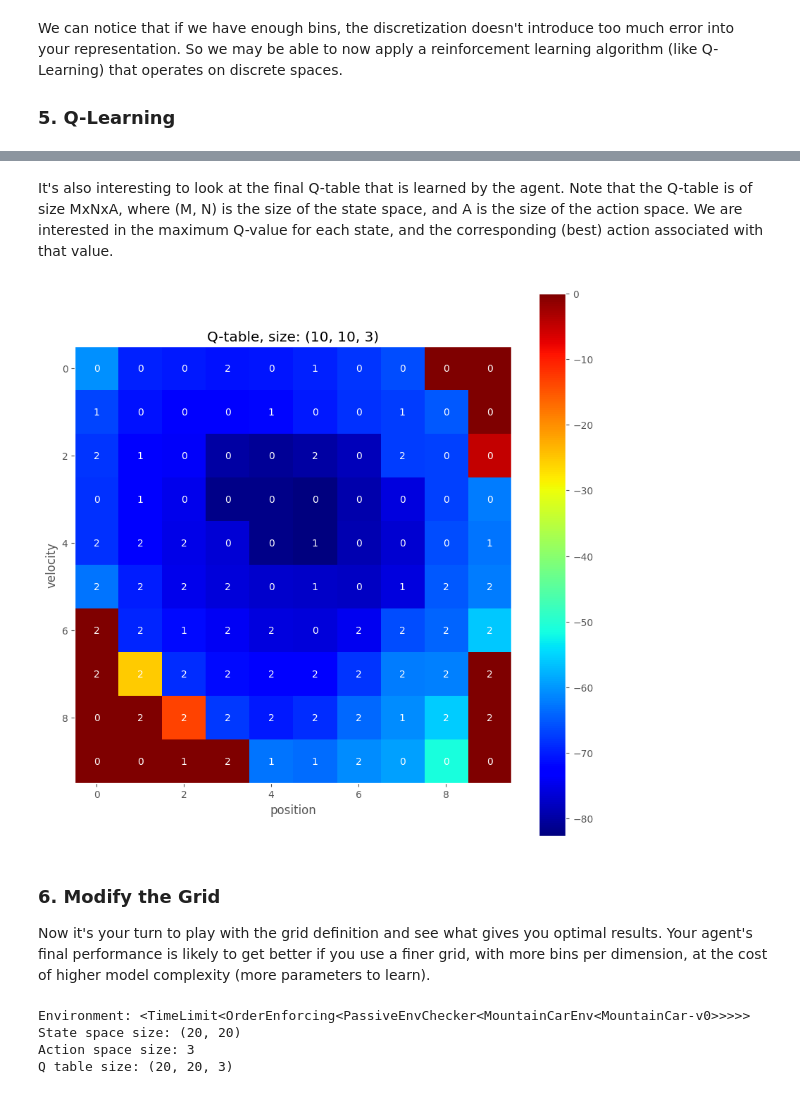
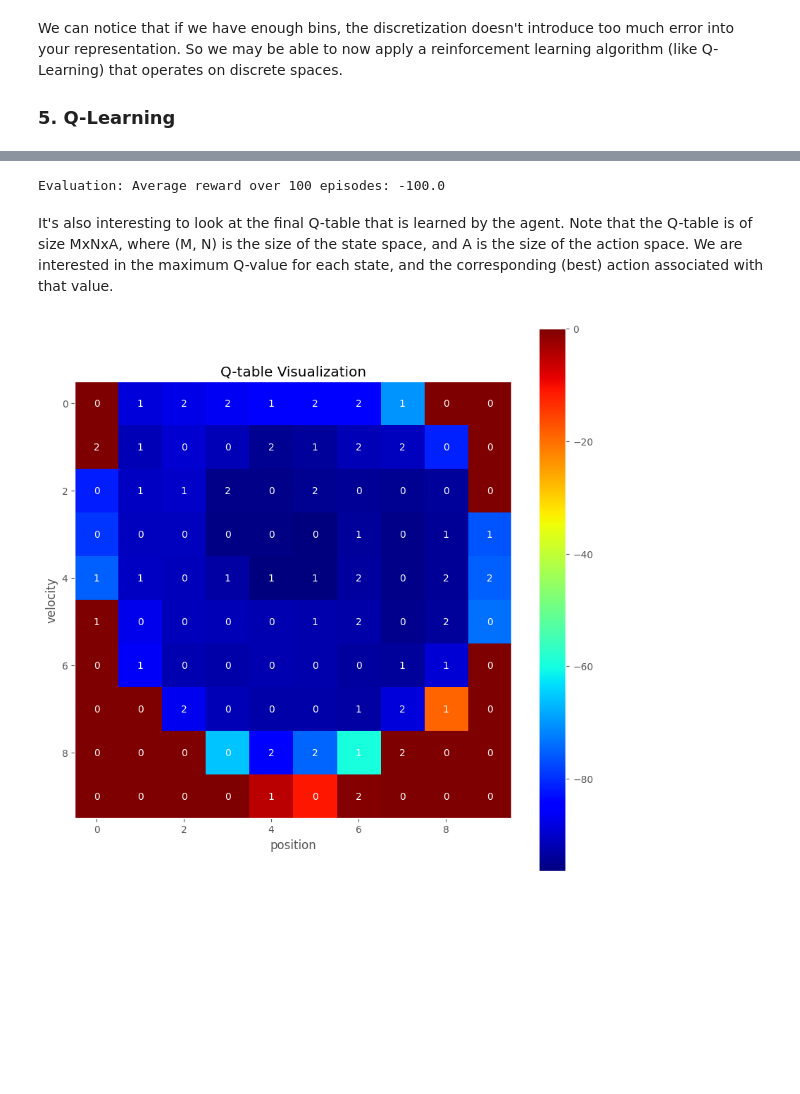
Before and after one commit to regokan/deep-mind-lab, a Jupyter notebook: examples/mountaincar/Discretization.ipynb, the cells around one changed output, grey strips where cells are left out. Saved outputs shown, nothing was run; the diff lists cells and outputs as text; code cells hidden in the pictures; blank space fills up the shorter version.

```diff
--- a/examples/mountaincar/Discretization.ipynb
+++ b/examples/mountaincar/Discretization.ipynb
@@ -41,2 +40,7 @@ env = gym.make("MountainCar-v0", render_mode="rgb_array")
+# %%
+from env import Environment
+from policy import RandomPolicy
+
+env = Environment("mountaincar")
 # %% [markdown]
 Run the next code cell to watch a random agent.
@@ -277,7 +248,7 @@ Now that we have a way to discretize a state space, let's apply it to our reinfo
 # %%
 # Create a grid to discretize the state space
 state_grid = create_uniform_grid(
-    env.observation_space.low, env.observation_space.high, bins=(10, 10)
+    env.get_observation_space().low, env.get_observation_space().high, bins=(10, 10)
 )
 state_grid
 # %% [output]
@@ -492,0 +278,7 @@ _ = plot_scores(test_scores, rolling_window=10)
+# %%
+from policy import DiscretizedSarsaMaxPolicy
+from qtable import DictionaryQTable
+
+q_table = DictionaryQTable()
+q_table.initialize(env.get_action_space().n)
+policy = DiscretizedSarsaMaxPolicy(q_table, env.get_action_space(), state_grid)
@@ -493,45 +290,50 @@ _ = plot_scores(test_scores, rolling_window=10)
+# %%
+trainer.evaluate(100)
+# %% [output]
+Evaluation: Average reward over 100 episodes: -100.0
 # %% [markdown]
 It's also interesting to look at the final Q-table that is learned by the agent. Note that the Q-table is of size MxNxA, where (M, N) is the size of the state space, and A is the size of the action space. We are interested in the maximum Q-value for each state, and the corresponding (best) action associated with that value.
 # %%
-def plot_q_table(q_table):
-    """Visualize max Q-value for each state and corresponding action."""
-    q_image = np.max(q_table, axis=2)  # max Q-value for each state
-    q_actions = np.argmax(q_table, axis=2)  # best action for each state
+def plot_q_table(q_table, state_grid):
+    """Visualize max Q-value for each state and corresponding action using a dictionary-based Q-table."""
+    # Extract grid dimensions from state grid
+    x_dim, y_dim = len(state_grid[0]) + 1, len(state_grid[1]) + 1
+    q_image = np.zeros((x_dim, y_dim))  # grid for max Q-values
+    q_actions = np.zeros((x_dim, y_dim), dtype=int)  # grid for actions
 
+    # Populate q_image and q_actions by iterating through states
+    for state, q_values in q_table.q_values.items():
+        if not isinstance(state, tuple):
+            continue
+        max_q_value = np.max(q_values)  # max Q-value for this state
+        best_action = np.argmax(q_values)  # best action for this state
+
+        # Assuming state is a tuple (discretized position, discretized velocity)
+        x, y = state
+        q_image[x, y] = max_q_value
+        q_actions[x, y] = best_action
+
+    # Plotting
     fig, ax = plt.subplots(figsize=(10, 10))
     cax = ax.imshow(q_image, cmap="jet")
     cbar = fig.colorbar(cax)
     for x in range(q_image.shape[0]):
         for y in range(q_image.shape[1]):
             ax.text(
+                y,  # Notice (x, y) order, adjusting for imshow's orientation
                 x,
-                y,
                 q_actions[x, y],
                 color="white",
                 horizontalalignment="center",
                 verticalalignment="center",
             )
     ax.grid(False)
-    ax.set_title("Q-table, size: {}".format(q_table.shape))
+    ax.set_title("Q-table Visualization")
     ax.set_xlabel("position")
     ax.set_ylabel("velocity")
+    plt.show()
 
 
-plot_q_table(q_agent.q_table)
+plot_q_table(q_table, state_grid)
 # %% [output]
-[figure, old version]
+[figure, new version]
-# %% [markdown]
-### 6. Modify the Grid
-
-Now it's your turn to play with the grid definition and see what gives you optimal results. Your agent's final performance is likely to get better if you use a finer grid, with more bins per dimension, at the cost of higher model complexity (more parameters to learn).
-# %%
-low = [-1.0, -5.0]
-high = [1.0, 5.0]
-state_grid_new = create_uniform_grid(low, high, bins=(20, 20))
-q_agent_new = QLearningAgent(env, state_grid_new)
-q_agent_new.scores = []  # initialize a list to store scores for this agent
-# %% [output]
-Environment: <TimeLimit<OrderEnforcing<PassiveEnvChecker<MountainCarEnv<MountainCar-v0>>>>>
-State space size: (20, 20)
-Action space size: 3
-Q table size: (20, 20, 3)
```
Also changed, not shown: parts of 28 cells of this notebook, 4 other files.
